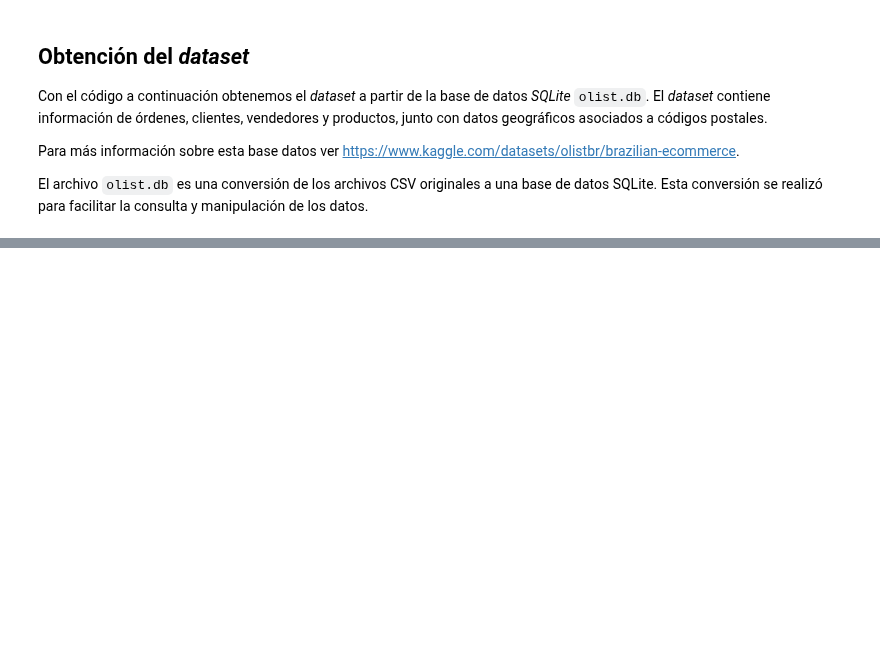
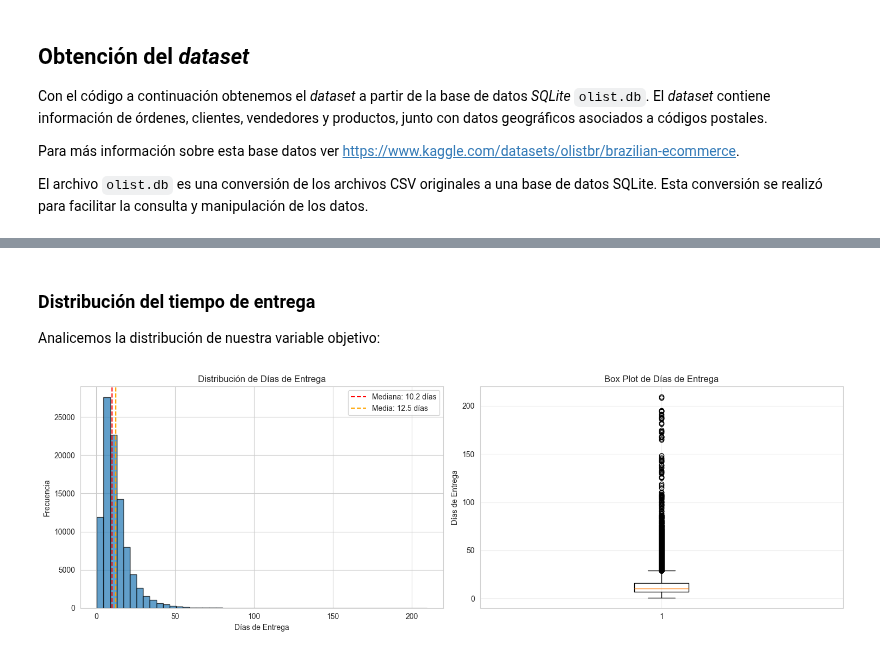
Before and after one commit to datwaft/aprendizaje_automatico, a Jupyter notebook: Proyecto/notebook.ipynb, the cells around one changed output, grey strips where cells are left out. Saved outputs shown, nothing was run; the diff lists cells and outputs as text; code cells hidden in the pictures; blank space fills up the shorter version.

```diff
--- a/Proyecto/notebook.ipynb
+++ b/Proyecto/notebook.ipynb
@@ -92,6 +97,21 @@ df["distance_km"] = df.apply(
     axis=1,
 )
 
+# Variable objetivo: días que se tardó en entregar la orden.
+df["actual_delivery_days"] = (
+    df["order_delivered_customer_date"] - df["order_purchase_timestamp"]
+).dt.total_seconds() / 86400
+
+# Características temporales adicionales
+df["purchase_month"] = df["order_purchase_timestamp"].dt.month
+df["purchase_day_of_week"] = df["order_purchase_timestamp"].dt.dayofweek
+df["purchase_hour"] = df["order_purchase_timestamp"].dt.hour
+
+df["delivery_month"] = df["order_delivered_customer_date"].dt.month
+df["delivery_day_of_week"] = df["order_delivered_customer_date"].dt.dayofweek
+df["delivery_hour"] = df["order_delivered_customer_date"].dt.hour
+
+
 display(df.head())
 display(df.info())
 # %% [output]
@@ -123,0 +177,40 @@ Con este último `df.info()` podemos ver que se obtuvo el _dataset_ de forma cor
+# %% [markdown]
+### Distribución del tiempo de entrega
+
+Analicemos la distribución de nuestra variable objetivo:
+# %%
+# Configuración de estilo de los plots
+sns.set_style("whitegrid")
+plt.rcParams["figure.figsize"] = (12, 6)
+
+fig, axes = plt.subplots(1, 2, figsize=(15, 5))
+
+# Histograma
+axes[0].hist(df["actual_delivery_days"], bins=50, edgecolor="black", alpha=0.7)
+axes[0].set_xlabel(column_names["actual_delivery_days"])
+axes[0].set_ylabel("Frecuencia")
+axes[0].set_title(f"Distribución de {column_names['actual_delivery_days']}")
+axes[0].axvline(
+    df["actual_delivery_days"].median(),
+    color="red",
+    linestyle="--",
+    label=f"Mediana: {df['actual_delivery_days'].median():.1f} días",
+)
+axes[0].axvline(
+    df["actual_delivery_days"].mean(),
+    color="orange",
+    linestyle="--",
+    label=f"Media: {df['actual_delivery_days'].mean():.1f} días",
+)
+axes[0].legend()
+
+# Box plot
+axes[1].boxplot(df["actual_delivery_days"])
+axes[1].set_ylabel(column_names["actual_delivery_days"])
+axes[1].set_title(f"Box Plot de {column_names['actual_delivery_days']}")
+axes[1].grid(True, alpha=0.3)
+
+plt.tight_layout()
+plt.show()
+# %% [output]
+[figure, added]
```
Also changed, not shown: parts of 19 cells of this notebook.
